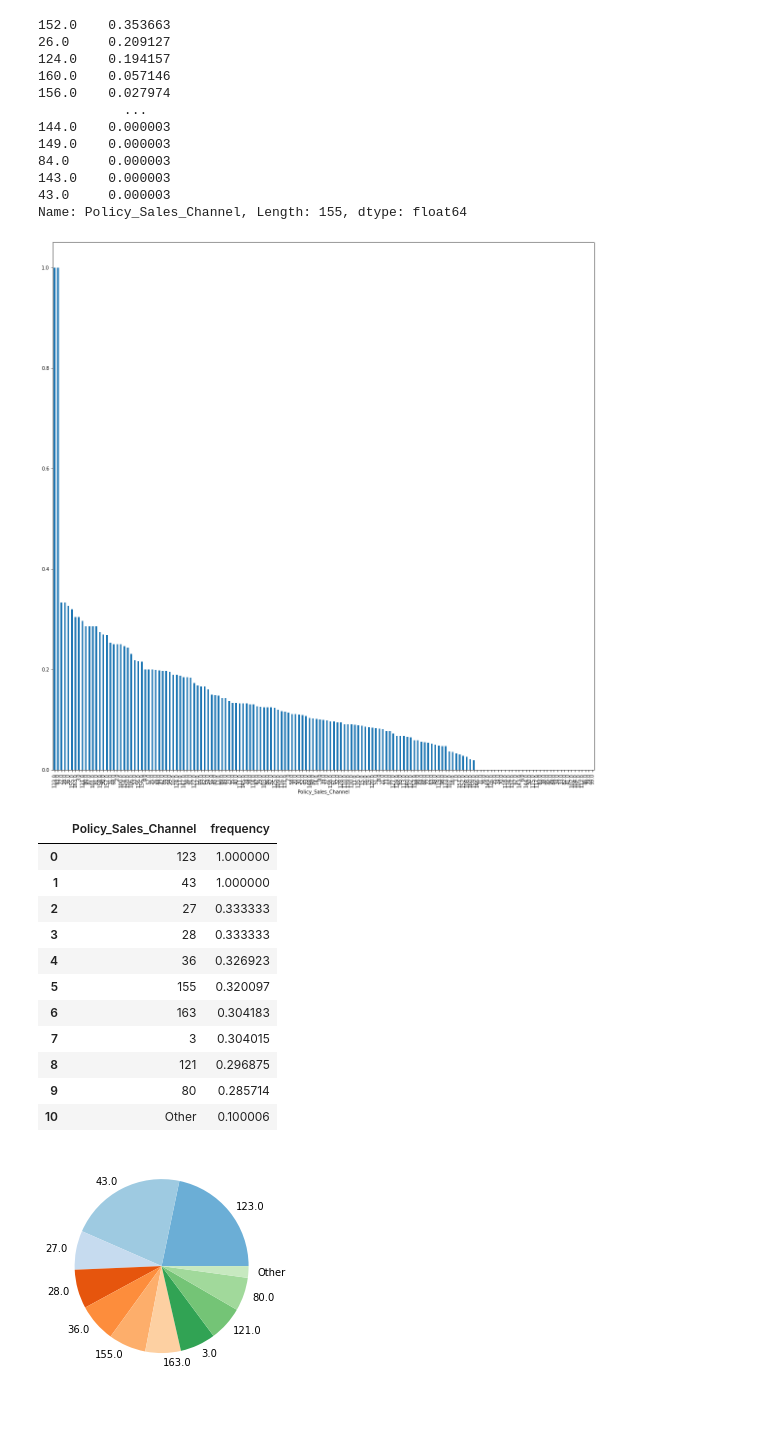
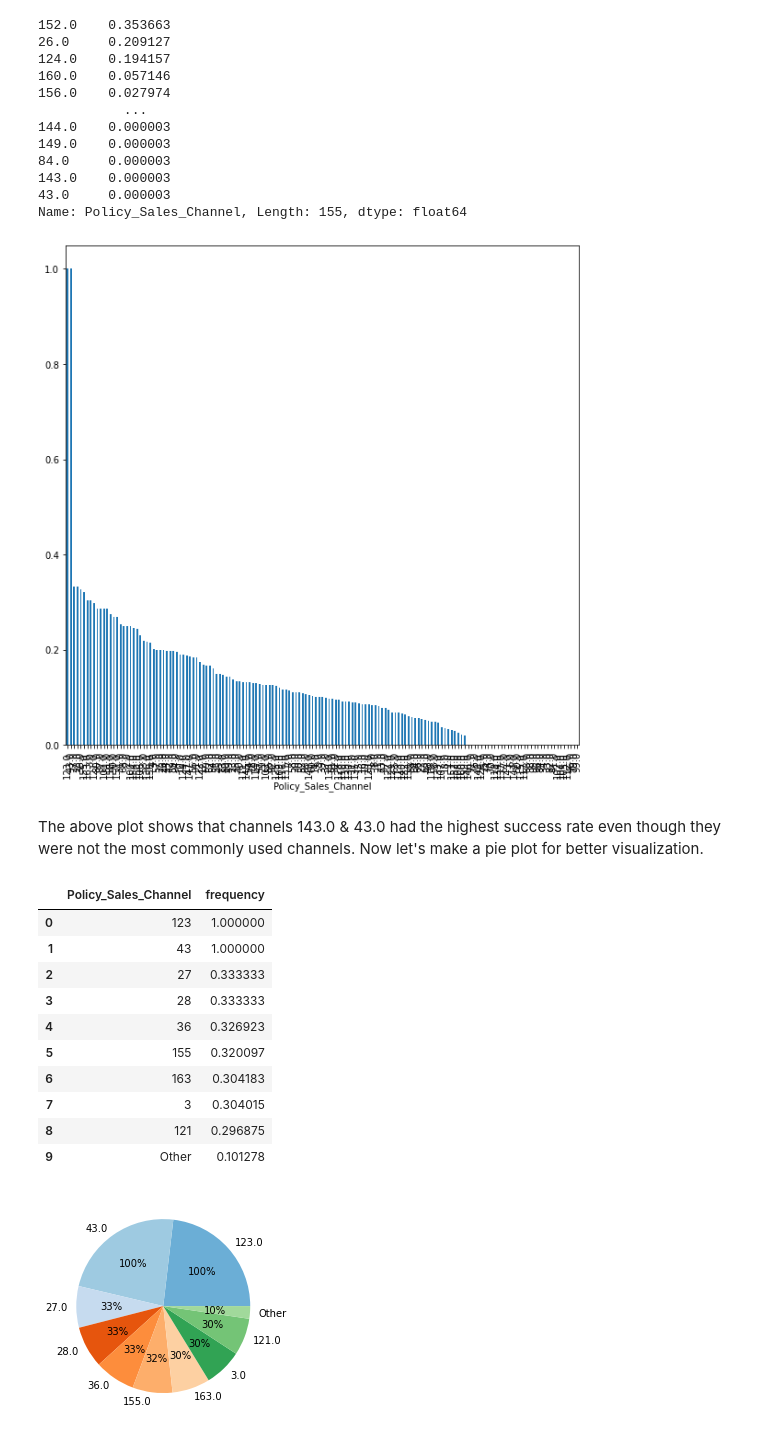
Before and after one commit to asyntychaki/Health-Insurance-Cross-Sell, a Jupyter notebook: 2-Channels-Insurance.ipynb, the cells around one changed output. Drawn from its saved outputs; the diff is of its cells as text; code cells hidden in the pictures; blank space fills up the shorter version.

```diff
--- a/2-Channels-Insurance.ipynb
+++ b/2-Channels-Insurance.ipynb
@@ -57,19 +57,21 @@ df_channels = df.groupby(['Policy_Sales_Channel']).mean()['Response'].sort_value
 # OR:
 #df_channels = (df_pos['Policy_Sales_Channel'].value_counts()/df['Policy_Sales_Channel'].value_counts()).sort_values(ascending=False).reset_index(name='frequency')
 # %%
-df.groupby(['Policy_Sales_Channel']).mean()['Response'].sort_values(ascending=False).plot(kind='bar',figsize=(20,20));
+df.groupby(['Policy_Sales_Channel']).mean()['Response'].sort_values(ascending=False).plot(kind='bar',figsize=(10,10));
 # %% [output]
-[figure, old version]
+[figure, new version]
+# %% [markdown]
+The above plot shows that channels 143.0 & 43.0 had the highest success rate even though they were not the most commonly used channels. Now let's make a pie plot for better visualization.
 # %%
-# Top 10 of channels
-df_channels5 = df_channels[:10]
+# Top 9 of channels
+df_channels5 = df_channels[:9]
 
 # Others (the mean of all the rest)
-df_channelsOther = df_channels[10:].mean()
+df_channelsOther = df_channels[9:].mean()
 
 # Array for pie chart
 df_channelsPie = df_channels5.append(df_channelsOther,ignore_index=True)
-df_channelsPie['Policy_Sales_Channel'][10] = 'Other'
+df_channelsPie['Policy_Sales_Channel'][9] = 'Other'
 df_channelsPie
 # %% [output]
 |  | Policy_Sales_Channel | frequency |
@@ -82,13 +84,14 @@ df_channelsPie
 | 6 | 163 | 0.304183 |
 | 7 | 3 | 0.304015 |
 | 8 | 121 | 0.296875 |
-| 9 | 80 | 0.285714 |
-| 10 | Other | 0.100006 |
+| 9 | Other | 0.101278 |
 # %%
 cmap = plt.get_cmap("tab20c")
-colors = cmap(np.array([1, 2, 3, 4, 5, 6, 7, 8, 9, 10, 11]))
+colors = cmap(np.array([1, 2, 3, 4, 5, 6, 7, 8, 9, 10]))
+pers = [p for p in df_channelsPie['frequency']]
+total = sum(pers)
 
-plt.pie(df_channelsPie['frequency'], labels=df_channelsPie['Policy_Sales_Channel'], colors=colors);
+plt.pie(df_channelsPie['frequency'], labels=df_channelsPie['Policy_Sales_Channel'], colors=colors, autopct=lambda pers: '{:1.0f}%'.format(pers*total));
 #plt.savefig('channels.png',dpi=400)
 # %% [output]
-[figure, old version]
+[figure, new version]
```
Also changed, not shown: 2 other files.
